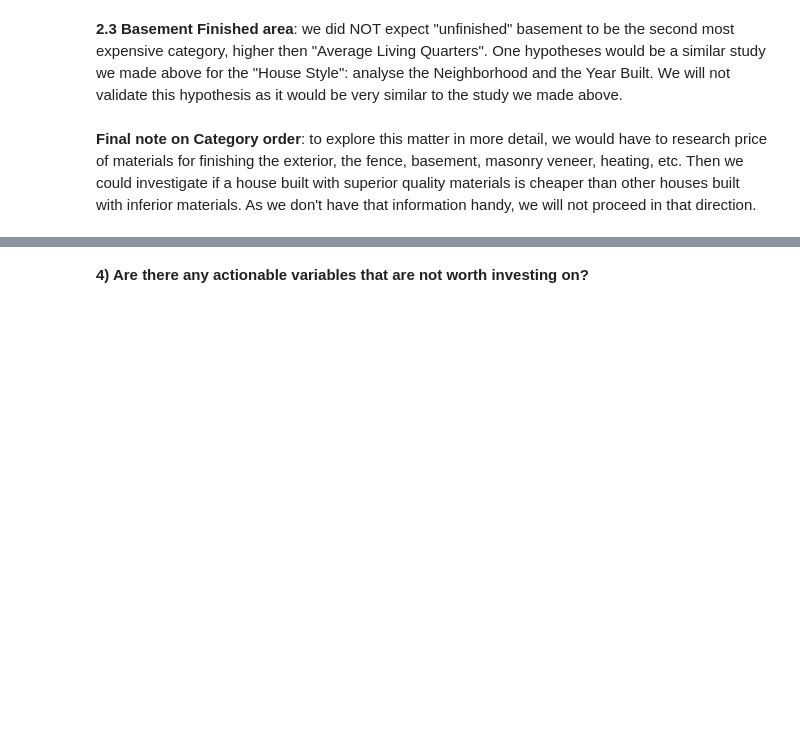
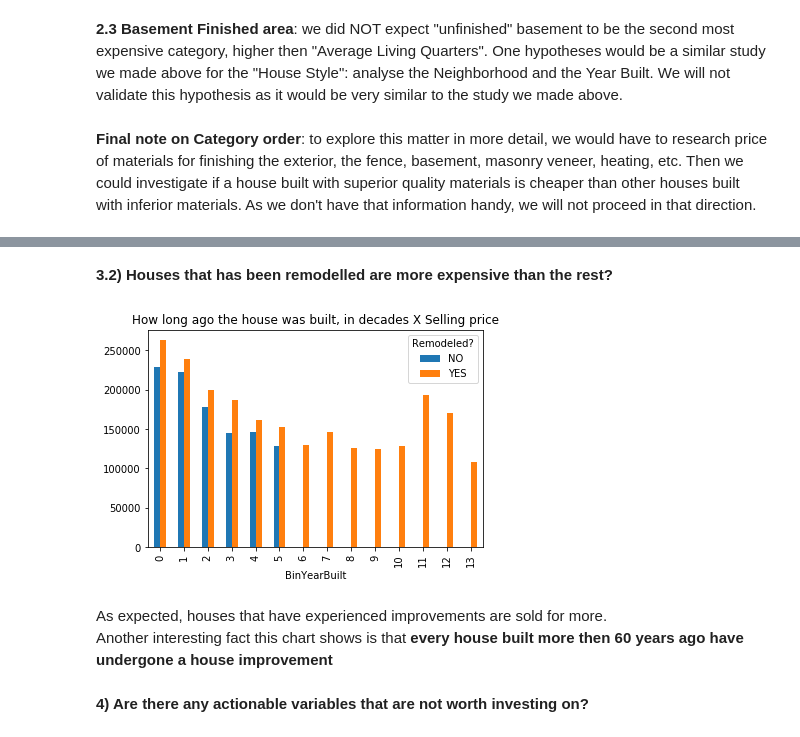
Before and after one commit to rafaelmsbob/Springboard, a Jupyter notebook: CapstoneProject1/Story Telling.ipynb, the cells around one changed output, grey strips where cells are left out. Saved outputs shown, nothing was run; the diff lists cells and outputs as text; code cells hidden in the pictures; blank space fills up the shorter version.

```diff
--- a/CapstoneProject1/Story Telling.ipynb
+++ b/CapstoneProject1/Story Telling.ipynb
@@ -164,4 +168,30 @@ The general trend is the way we expected: the older the house, the cheaper.<br>
 For our study, this is excellent! We can count on the combining effect a house improvement service would have, both on the variable being directly affected by the service and also by the date of the remodeling, which will be more recent.
+# %% [markdown]
+<b>3.2) Houses that has been remodelled are more expensive than the rest?</b><br>
+# %%
+#create empty column
+df['Remodeled?'] = ""
+
+#populate new column, separating houses that have been remodeled and the ones that didn't
+for row in df.index:
+    if(df.loc[row, 'YearBuilt'] == df.loc[row, 'YearRemodAdd']):
+        df.loc[row, 'Remodeled?'] = "no"
+    else:
+        df.loc[row, 'Remodeled?'] = "yes"
+
+#create bins for decades, for column "yearsSinceBuilt"
+df['BinYearBuilt'] = df.YearsSinceBuilt.apply(lambda x: math.floor(x/10))
+
+#group by bins and remodeled?, find mean of selling price
+df[['BinYearBuilt', 'Remodeled?', 'SalePrice']].groupby(['BinYearBuilt', 'Remodeled?']).mean().unstack().plot(kind='bar', legend=False)
+plt.legend(["NO", "YES"], title = "Remodeled?")
+plt.title("How long ago the house was built, in decades X Selling price")
+plt.show()
+# %% [output]
+[figure, added]
+# %% [markdown]
+As expected, houses that have experienced improvements are sold for more.<br>
+Another interesting fact this chart shows is that <b> every house built more then 60 years ago have undergone a house improvement</b>
 # %% [markdown]
 <b>4) Are there any actionable variables that are not worth investing on?</b>
 # %% [markdown]
```
Also changed, not shown: parts of 6 cells of this notebook.
